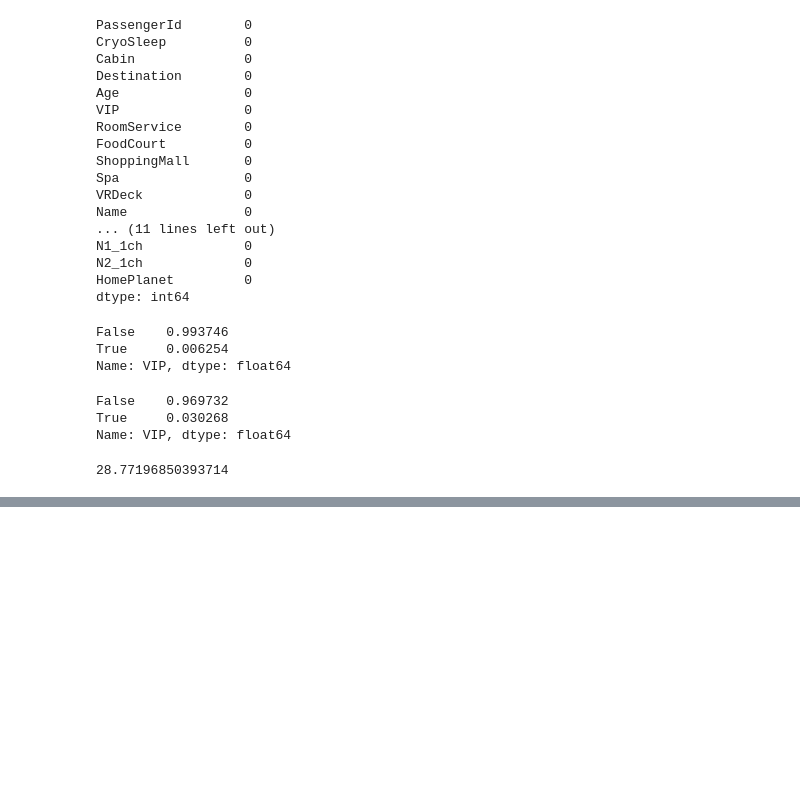
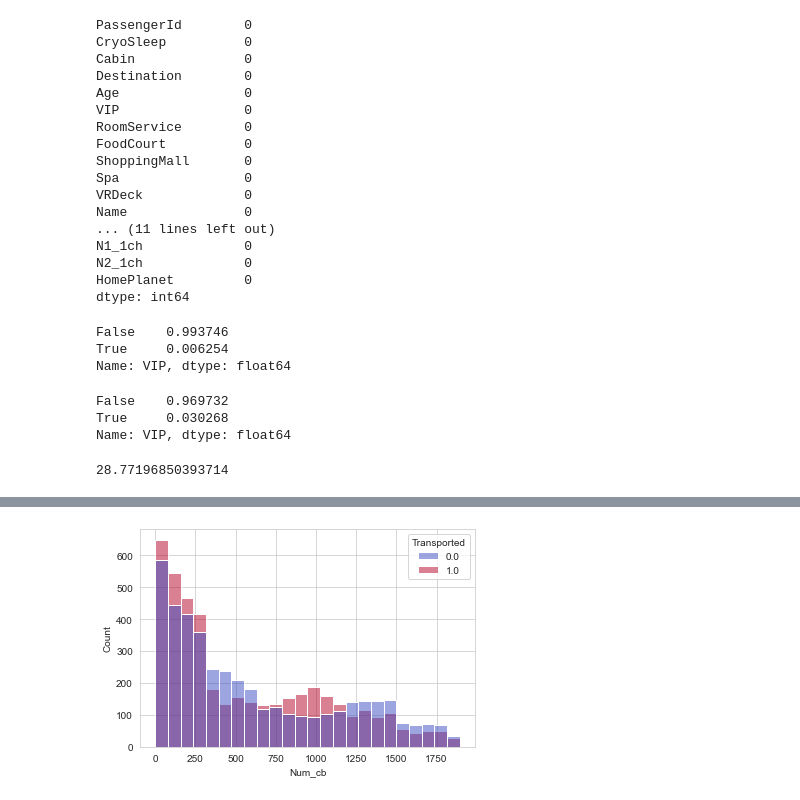
Before and after one commit to bronkaeux/spaceship-titanic, a Jupyter notebook: data_preparation.ipynb, the cells around one changed output, grey strips where cells are left out. Cells and saved outputs as stored; diff of their text form; code cells hidden in the pictures; blank space fills up the shorter version.

```diff
--- a/data_preparation.ipynb
+++ b/data_preparation.ipynb
@@ -655,0 +688,6 @@ df['VIP'] = df['VIP'].fillna('None')
+# %%
+df['Num_cb'] = df['Num_cb'].astype('int64')
+# %%
+sns.histplot(data=df, x='Num_cb', hue='Transported', palette='coolwarm');
+# %% [output]
+[figure, added]
```
Also changed, not shown: parts of 14 cells of this notebook, 9 other files.
